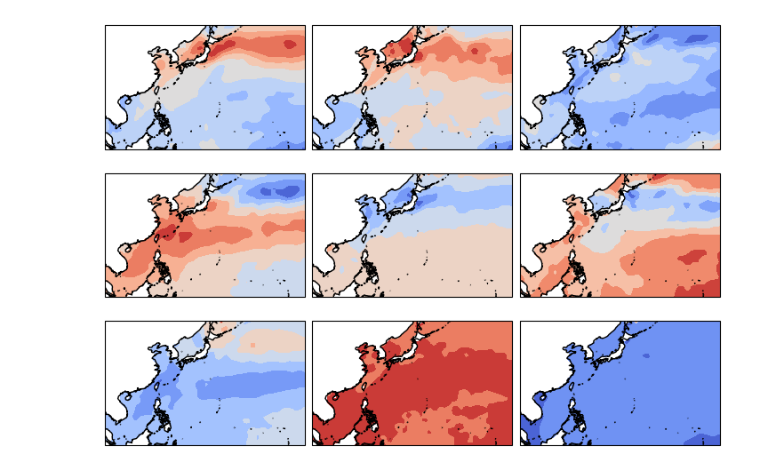
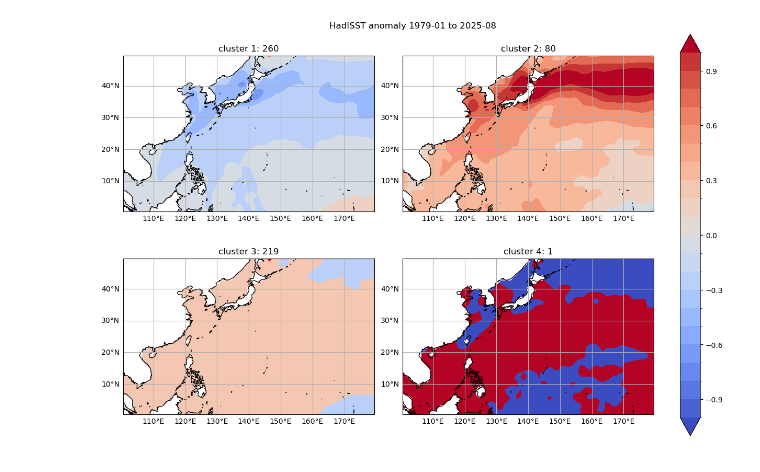
Before and after one commit to hyunwoolee1307/mission, a Jupyter notebook: nwp_clustering.ipynb, the cells around one changed output. Saved outputs shown, nothing was run; the diff lists cells and outputs as text; code cells hidden in the pictures.

```diff
--- a/nwp_clustering.ipynb
+++ b/nwp_clustering.ipynb
@@ -11,7 +12,7 @@ ds = xr.open_dataset('data/nwp_regrid_197901_202508.nc')
 # %%
 stacked = ds.vorticity.stack(space=('lon', 'lat')).fillna(0)
 # %%
-n_clusters = 9
+n_clusters = 4
 ward = AgglomerativeClustering(
     n_clusters=n_clusters, linkage='ward'
 )
@@ -48,34 +58,41 @@ plt.show()
 # %%
-stacked = ds.ssta.stack(space=('lon', 'lat')).fillna(0)
-n_clusters = 9
+stacked = ds.ssta.stack(space=('lon', 'lat')).fillna(-999.)
+n_clusters = 4
 ward = AgglomerativeClustering(
     n_clusters=n_clusters, linkage='ward'
 )
 ward.fit(stacked)
 label = ward.labels_
 # %%
-ncols, nrows = (3, 3)
-figsize = (7, 5)
+ncols, nrows = (2, 2)
+figsize = (12, 8)
 
 fig, axes = plt.subplots(
     ncols=ncols, nrows=nrows, figsize=figsize,
     subplot_kw={'projection': ccrs.PlateCarree()},
     layout='constrained'
 )
 
-l = 0
-for row in range(nrows):
-    for col in range(ncols):
-        ax = axes[row, col]
-        cs = ax.contourf(
-            ds.lon, ds.lat,
-            ds.ssta[label == l, :, :].mean('time'),
-            transform=ccrs.PlateCarree(),
-            cmap='coolwarm'
-        )
-        ax.add_feature(cfeature.COASTLINE, zorder=1, edgecolor='k')
-        l += 1
+cmap = mpl.cm.coolwarm
+bounds = np.arange(-1.0, 1.0 + 0.1, 0.1)
+norm = mpl.colors.BoundaryNorm(bounds, cmap.N, extend='both')
 
+fig.suptitle('HadISST anomaly 1979-01 to 2025-08')
+for l, ax in enumerate(axes.flat):
+    cs = ax.contourf(
+        ds.lon, ds.lat,
+        ds.ssta[label == l].mean('time'),
+        transform=ccrs.PlateCarree(),
+        cmap=cmap, norm=norm,
+    )
+    ax.add_feature(cfeature.COASTLINE, zorder=1, edgecolor='k')
+    ax.set_title(f'cluster {l+1}: {np.count_nonzero(label==l)}')
+    gl = ax.gridlines(draw_labels=True)
+    gl.top_labels = False
+    gl.right_labels= False
+
+fig.colorbar(mpl.cm.ScalarMappable(norm=norm, cmap=cmap),
+             ax=axes.ravel().tolist(), location='right')
 plt.show()
 # %% [output]
-[figure, old version]
+[figure, new version]
```
Also changed, not shown: parts of 4 cells of this notebook.
